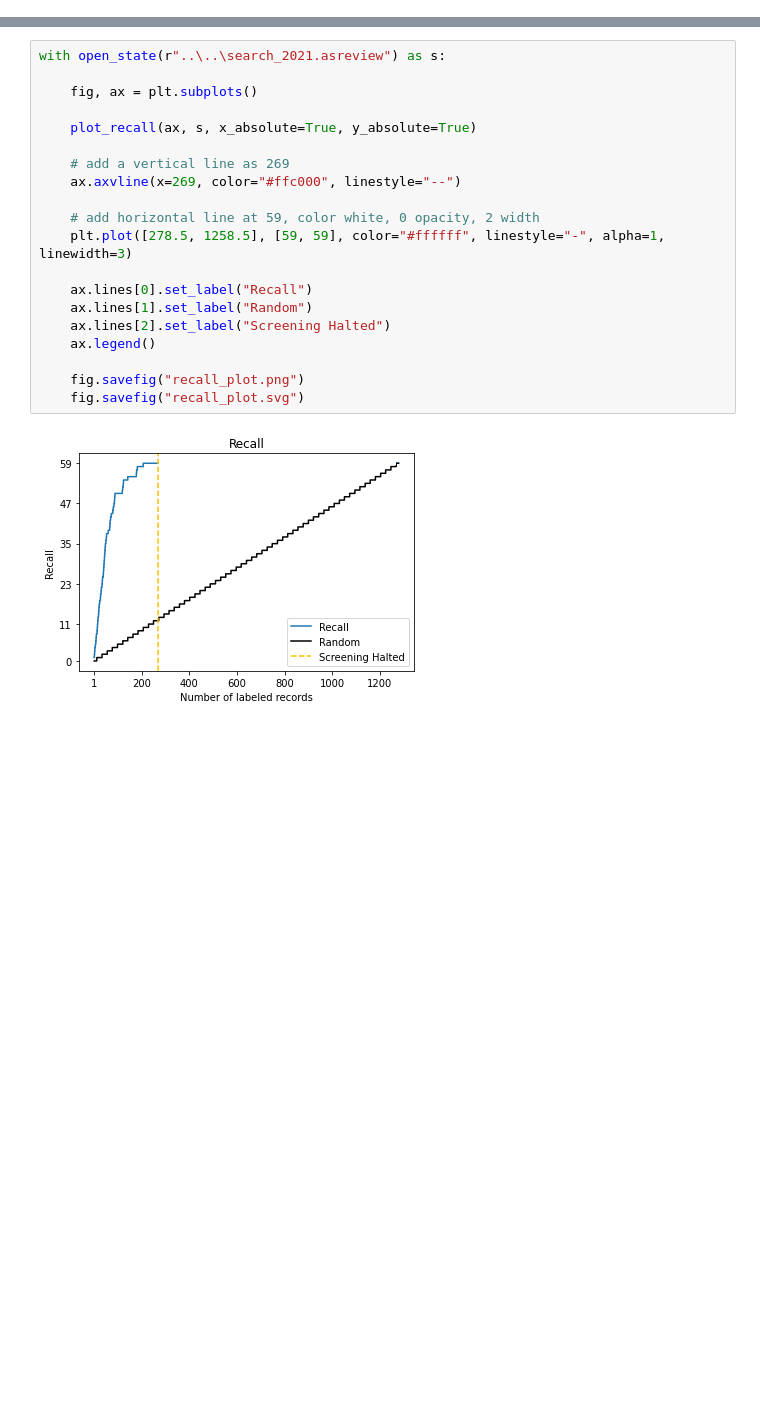
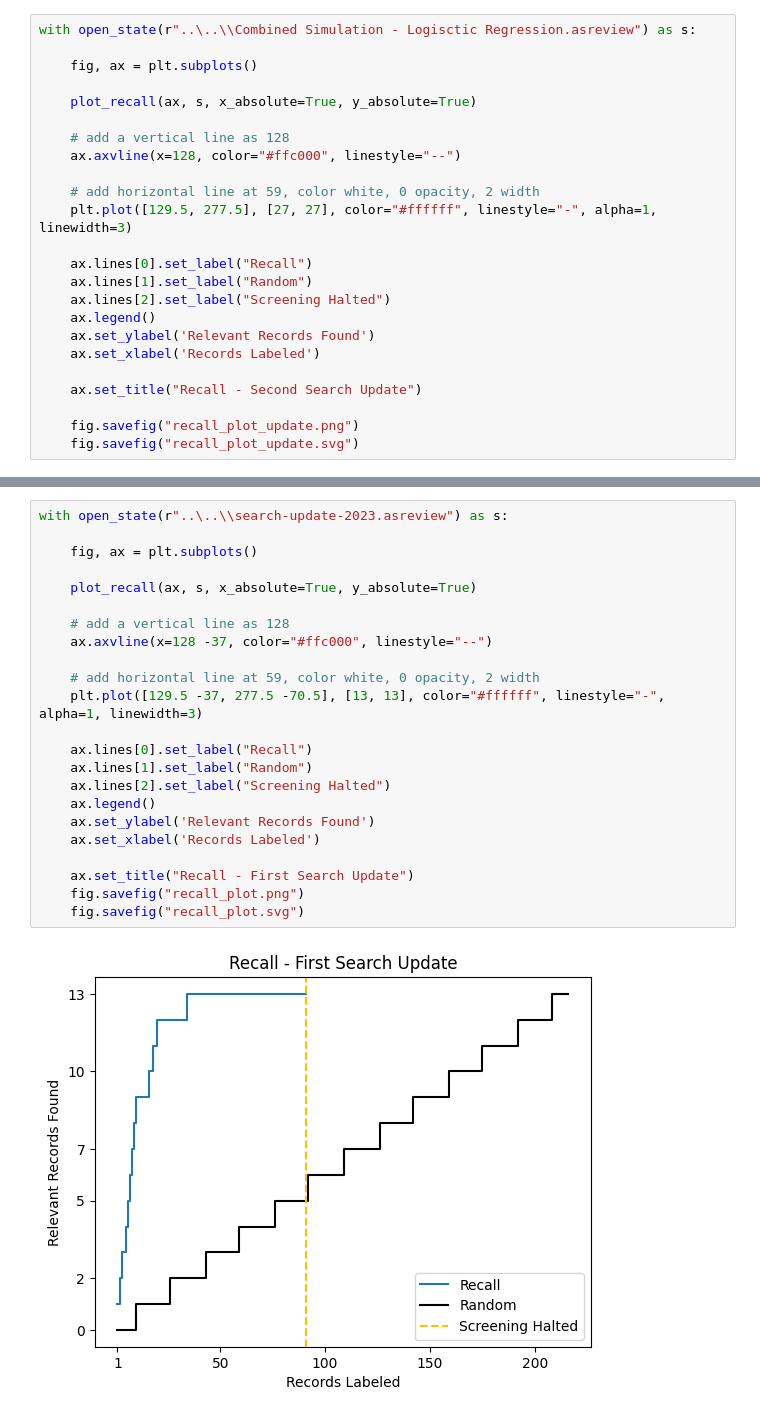
Before and after one commit to jteijema/Code-for-Simulation-Based-Active-Learning-for-Systematic-Reviews, a Jupyter notebook: Code/recall_plot/recall_plot.ipynb, the cells around one changed output, grey strips where cells are left out. Cells and saved outputs as stored; diff of their text form; blank space fills up the shorter version.

Commit message:
2024 Update
Update the notebooks and generate new plots.

```diff
--- a/Code/recall_plot/recall_plot.ipynb
+++ b/Code/recall_plot/recall_plot.ipynb
@@ -5,0 +8,24 @@ from asreviewcontrib.insights.plot import plot_recall
+# %%
+with open_state(r"..\..\\Combined Simulation - Logisctic Regression.asreview") as s:
+
+    fig, ax = plt.subplots()
+
+    plot_recall(ax, s, x_absolute=True, y_absolute=True)
+
+    # add a vertical line as 128
+    ax.axvline(x=128, color="#ffc000", linestyle="--")
+
+    # add horizontal line at 59, color white, 0 opacity, 2 width
+    plt.plot([129.5, 277.5], [27, 27], color="#ffffff", linestyle="-", alpha=1, linewidth=3)
+
+    ax.lines[0].set_label("Recall")
+    ax.lines[1].set_label("Random")
+    ax.lines[2].set_label("Screening Halted")
+    ax.legend()
+    ax.set_ylabel('Relevant Records Found')
+    ax.set_xlabel('Records Labeled')
+
+    ax.set_title("Recall - Second Search Update")
+
+    fig.savefig("recall_plot_update.png")
+    fig.savefig("recall_plot_update.svg")
@@ -6,22 +34,25 @@ from asreviewcontrib.insights.plot import plot_recall
 # %%
-with open_state(r"..\..\search_2021.asreview") as s:
+with open_state(r"..\..\\search-update-2023.asreview") as s:
 
     fig, ax = plt.subplots()
 
     plot_recall(ax, s, x_absolute=True, y_absolute=True)
 
-    # add a vertical line as 269
-    ax.axvline(x=269, color="#ffc000", linestyle="--")
+    # add a vertical line as 128
+    ax.axvline(x=128 -37, color="#ffc000", linestyle="--")
 
     # add horizontal line at 59, color white, 0 opacity, 2 width
-    plt.plot([278.5, 1258.5], [59, 59], color="#ffffff", linestyle="-", alpha=1, linewidth=3)
+    plt.plot([129.5 -37, 277.5 -70.5], [13, 13], color="#ffffff", linestyle="-", alpha=1, linewidth=3)
 
     ax.lines[0].set_label("Recall")
     ax.lines[1].set_label("Random")
     ax.lines[2].set_label("Screening Halted")
     ax.legend()
+    ax.set_ylabel('Relevant Records Found')
+    ax.set_xlabel('Records Labeled')
 
+    ax.set_title("Recall - First Search Update")
     fig.savefig("recall_plot.png")
     fig.savefig("recall_plot.svg")
 # %% [output]
-[figure, old version]
+[figure, new version]
```
Also changed, not shown: parts of 3 cells of this notebook, 18 other files.
